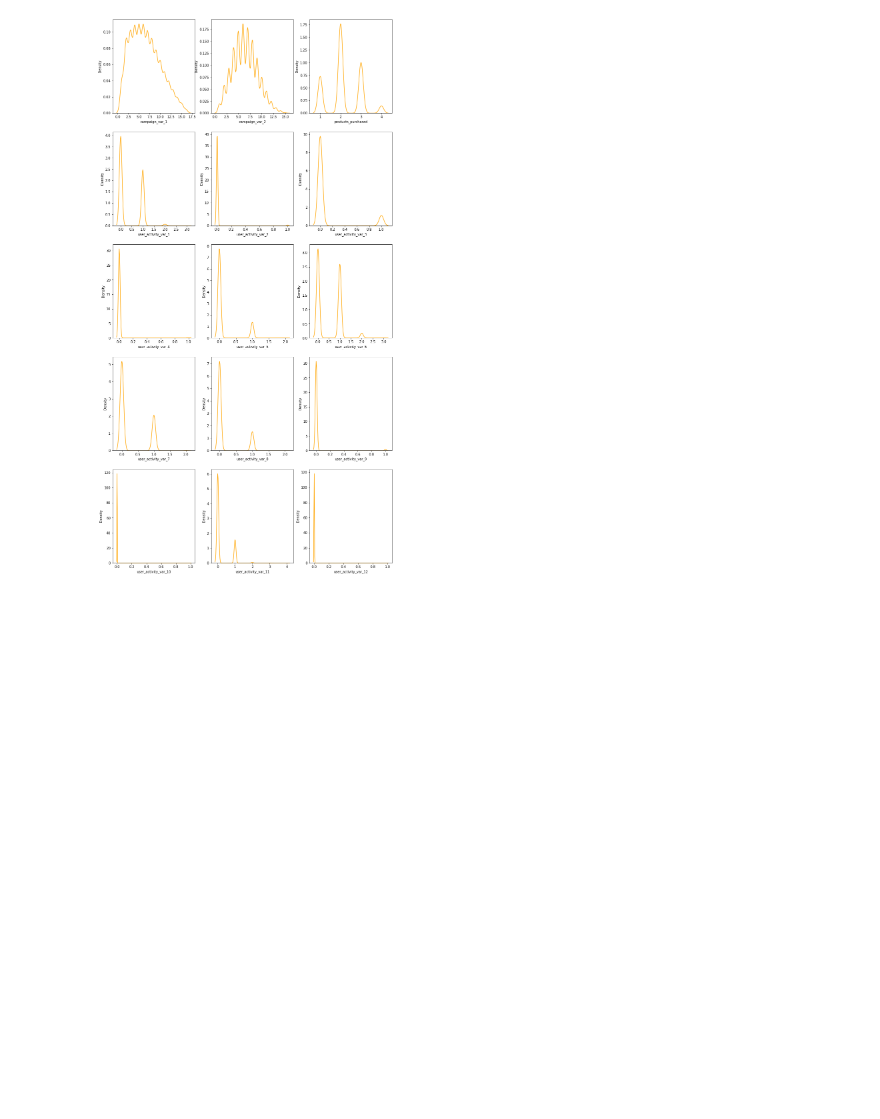
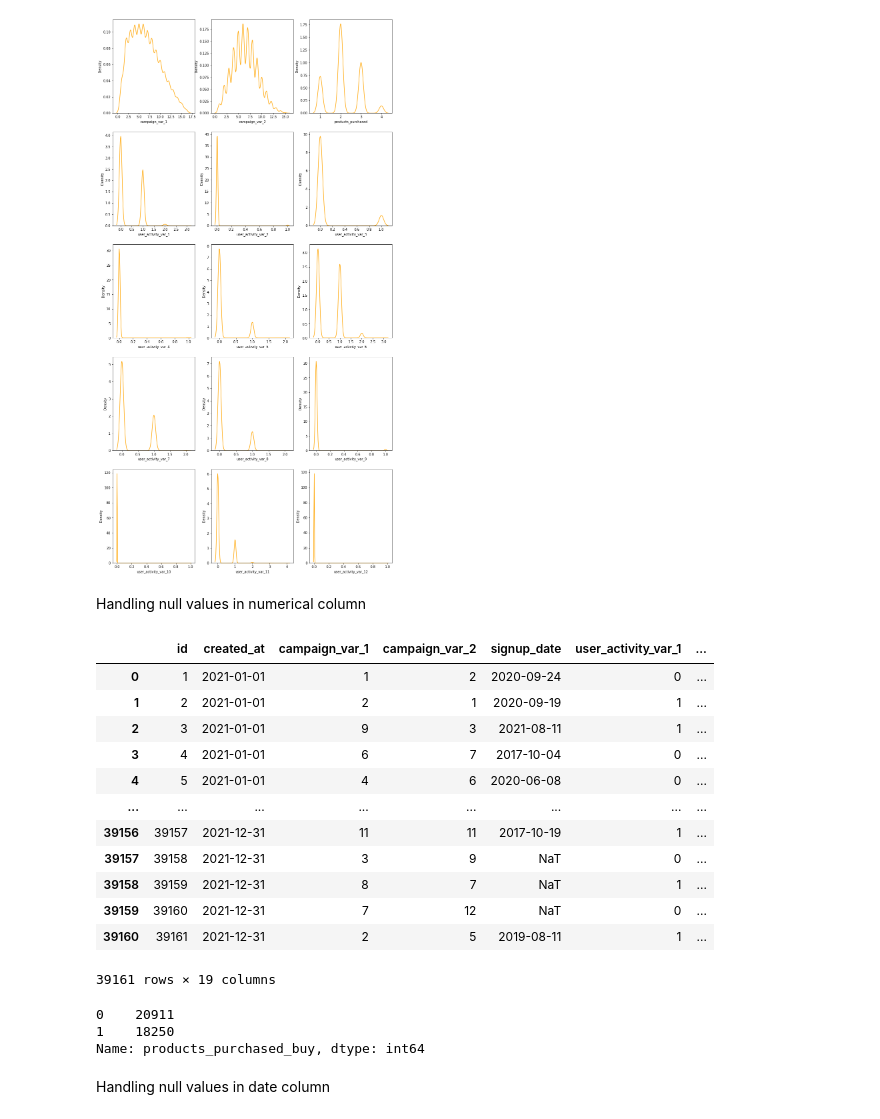
Before and after one commit to chethanbr86/MLDL_projects, a Jupyter notebook: AV_Jobathon_June2022/AV_Jobathon_june22.ipynb, the cells around one changed output. Cells and saved outputs as stored; diff of their text form; code cells hidden in the pictures; blank space fills up the shorter version.

```diff
--- a/AV_Jobathon_June2022/AV_Jobathon_june22.ipynb
+++ b/AV_Jobathon_June2022/AV_Jobathon_june22.ipynb
@@ -198,3 +200,32 @@ outlier(train,col_num)
 # %% [output]
 [figure]
 [figure]
+# %% [markdown]
+Handling null values in numerical column
+# %%
+train.groupby(train['products_purchased'].isnull())['buy'].mean()
+train['products_purchased_buy'] = np.where(train['products_purchased'].isnull(), 0, 1)
+train.drop(['products_purchased'],1,inplace=True)
+train
+# %% [output]
+|  | id | created_at | campaign_var_1 | campaign_var_2 | signup_date | user_activity_var_1 | ... |
+| 0 | 1 | 2021-01-01 | 1 | 2 | 2020-09-24 | 0 | ... |
+| 1 | 2 | 2021-01-01 | 2 | 1 | 2020-09-19 | 1 | ... |
+| 2 | 3 | 2021-01-01 | 9 | 3 | 2021-08-11 | 1 | ... |
+| 3 | 4 | 2021-01-01 | 6 | 7 | 2017-10-04 | 0 | ... |
+| 4 | 5 | 2021-01-01 | 4 | 6 | 2020-06-08 | 0 | ... |
+| ... | ... | ... | ... | ... | ... | ... | ... |
+| 39156 | 39157 | 2021-12-31 | 11 | 11 | 2017-10-19 | 1 | ... |
+| 39157 | 39158 | 2021-12-31 | 3 | 9 | NaT | 0 | ... |
+| 39158 | 39159 | 2021-12-31 | 8 | 7 | NaT | 1 | ... |
+| 39159 | 39160 | 2021-12-31 | 7 | 12 | NaT | 0 | ... |
+| 39160 | 39161 | 2021-12-31 | 2 | 5 | 2019-08-11 | 1 | ... |
+39161 rows × 19 columns
+# %%
+train['products_purchased_buy'].value_counts()
+# %% [output]
+0    20911
+1    18250
+Name: products_purchased_buy, dtype: int64
+# %% [markdown]
+Handling null values in date column
```
Also changed, not shown: parts of 1 cell of this notebook.
